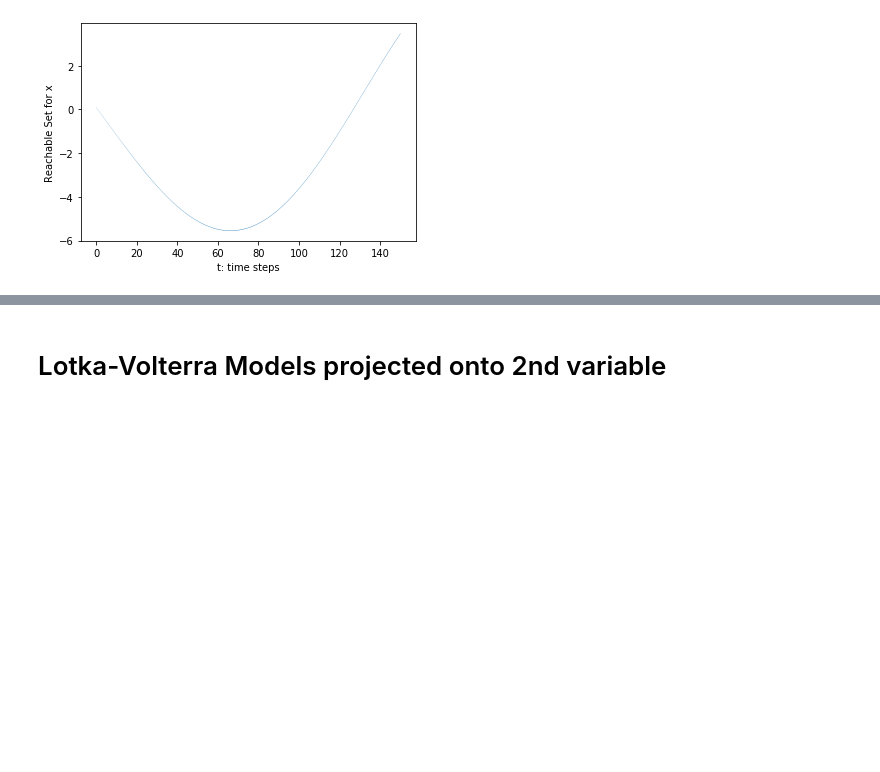
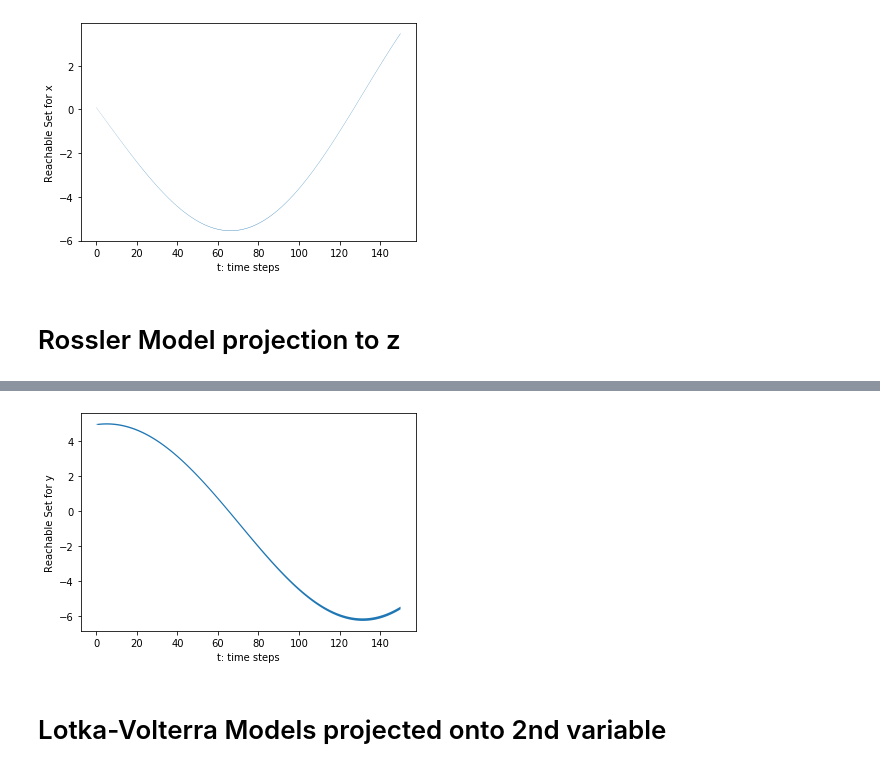
Before and after one commit to Tarheel-Formal-Methods/kaa, a Jupyter notebook: kaa-intro.ipynb, the cells around one changed output, grey strips where cells are left out. Drawn from its saved outputs; the diff is of its cells as text; code cells hidden in the pictures; blank space fills up the shorter version.

```diff
--- a/kaa-intro.ipynb
+++ b/kaa-intro.ipynb
@@ -128,3 +131,10 @@ Computed Step 147 -- Time Elapsed: 0.16111111640930176 sec
 Computed Step 148 -- Time Elapsed: 0.15995192527770996 sec
 Computed Step 149 -- Time Elapsed: 0.15375804901123047 sec
 [figure]
+# %% [markdown]
+# Rossler Model projection to z
+# %%
+rossler_model = rossler.Rossler()
+rossler_reach = ReachSet(rossler_model)
+FlowPipePlotter(rossler_reach.computeReachSet(150)).plot2DProj(1)
+# %% [output]
@@ -131,3 +158,4 @@ Computed Step 149 -- Time Elapsed: 0.15375804901123047 sec
+[figure, added]
 # %% [markdown]
 # Lotka-Volterra Models projected onto 2nd variable
 # %%
```
Also changed, not shown: parts of 9 cells of this notebook, 4 other files.
